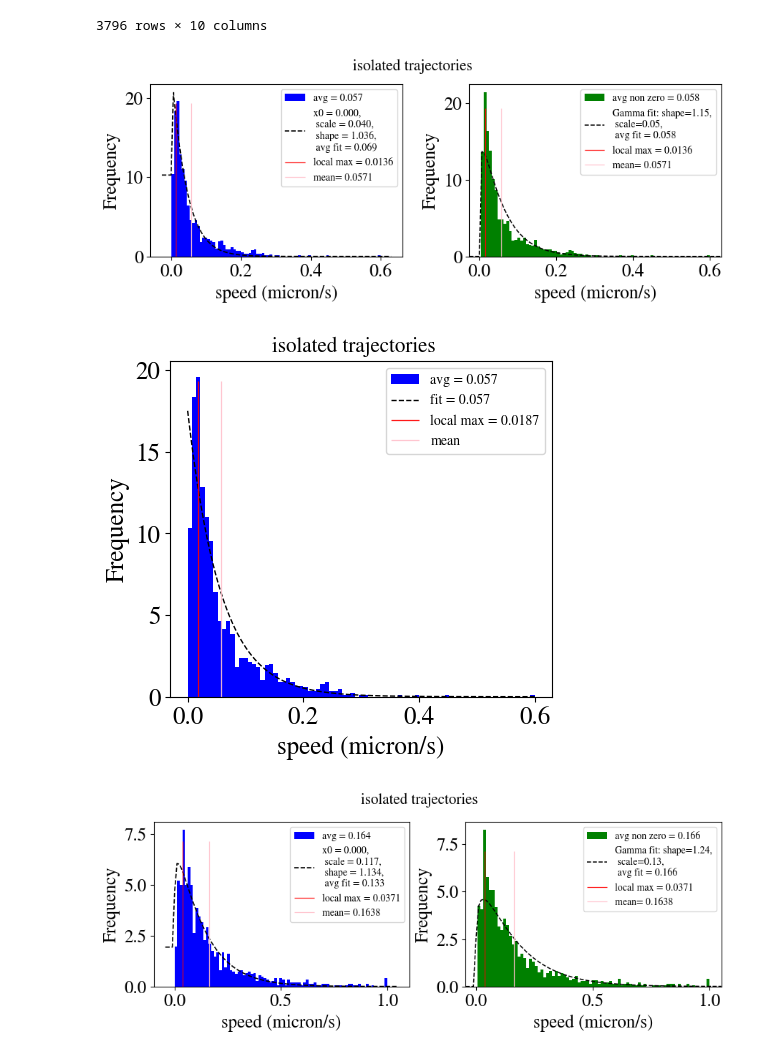
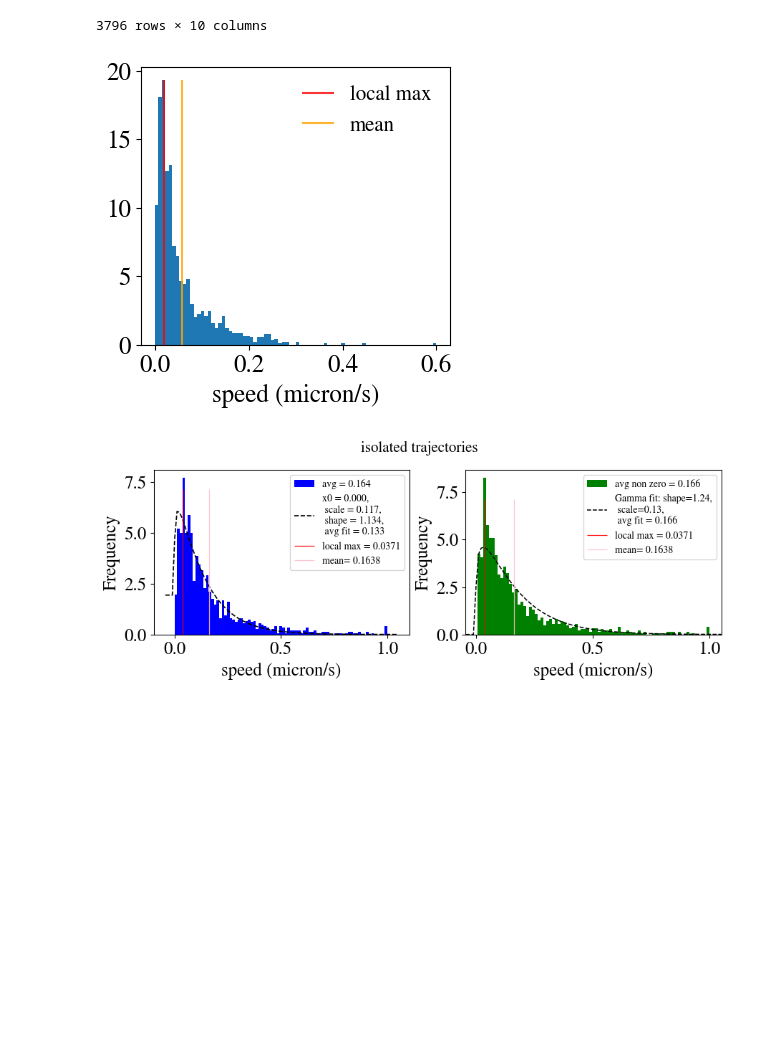
Before and after one commit to jannesantana/bacteria, a Jupyter notebook: threshold_analysis.ipynb, the cells around one changed output. Saved outputs shown, nothing was run; the diff lists cells and outputs as text; code cells hidden in the pictures; blank space fills up the shorter version.

```diff
--- a/threshold_analysis.ipynb
+++ b/threshold_analysis.ipynb
@@ -527,21 +527,33 @@ dataframe_isolated
 # %%
 # mov_isolated = []
 # not_mov_isolated = []
 all_speeds_isolated = []
 computed_ids_isolated = []
 for id in ids_isolated:
     traj = dataframe_isolated[dataframe_isolated['Track ID']==id].sort_values('Frame')
     if traj['Info'].values[0] == "Isolated" and id != 16:
         computed_ids_isolated.append(id)
         obs = traj['Obs'].values[0]
         all_speeds_isolated += list(traj['speed'].values)
-
-plot_piece_wise_and_gamma(all_speeds_isolated,0.0001,1.29
-                          ,0.11,"speed (micron/s)",title = "isolated trajectories",plot_title=True)
-mean_value_isolated,local_max_isolated = plot_fit_expon(all_speeds_isolated,"speed (micron/s)",title = 'isolated trajectories',log_scale=False)
+a = np.array(all_speeds_isolated)
+freq, bins = np.histogram(a,bins=80,density=True)
+bin_center = 0.5*(bins[1:] + bins[:-1])
+max_prob = max(freq)
+bin_max = bin_center[freq == max_prob][0]
+plt.figure(figsize=(4,4),layout='tight')
+plt.hist(all_speeds_isolated,bins=80,density=True)
+plt.vlines(bin_max,0,max(freq),lw = 1.5,color='red',alpha = 0.8,label = f'local max')
+plt.vlines(np.mean(all_speeds_isolated),0,max(freq),lw = 1.5,color='orange',alpha = 0.8,label = f'mean')
+plt.legend(fontsize=15,handlelength=1.5,frameon=False)
+plt.xlabel('speed (micron/s)')
+# plt.ylabel('')
+plt.savefig(f'speed_distribution_isolated_example.pdf',dpi=200,bbox_inches='tight')
+plt.show()
+# plot_piece_wise_and_gamma(all_speeds_isolated,0.0001,1.29
+#                           ,0.11,"speed (micron/s)",title = "isolated trajectories",plot_title=True)
+# mean_value_isolated,local_max_isolated = plot_fit_expon(all_speeds_isolated,"speed (micron/s)",title = 'isolated trajectories',log_scale=False)
 # %% [output]
-[figure, old version]
+[figure, new version]
-[figure, removed]
 # %%
 # mov_isolated = []
 # not_mov_isolated = []
```
Also changed, not shown: 6 other files.
